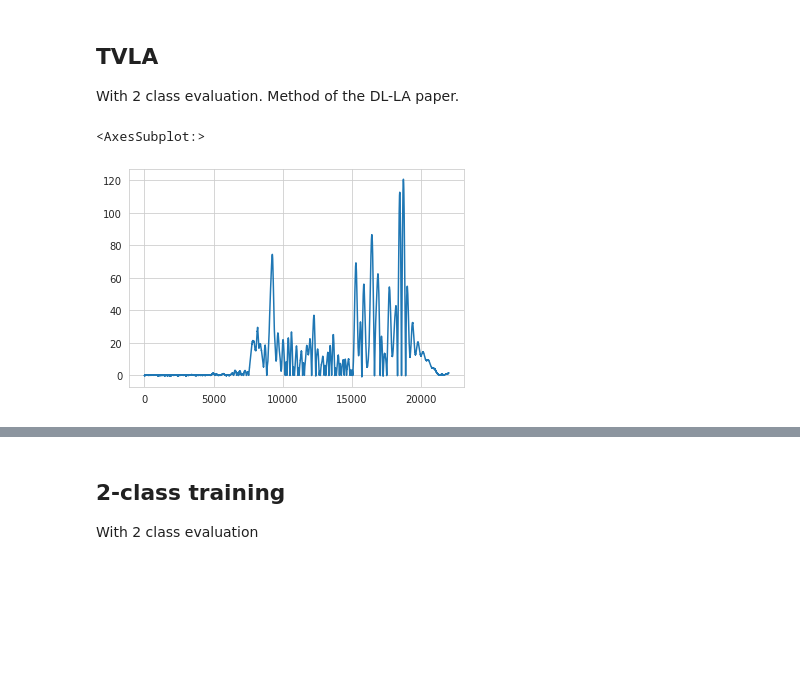
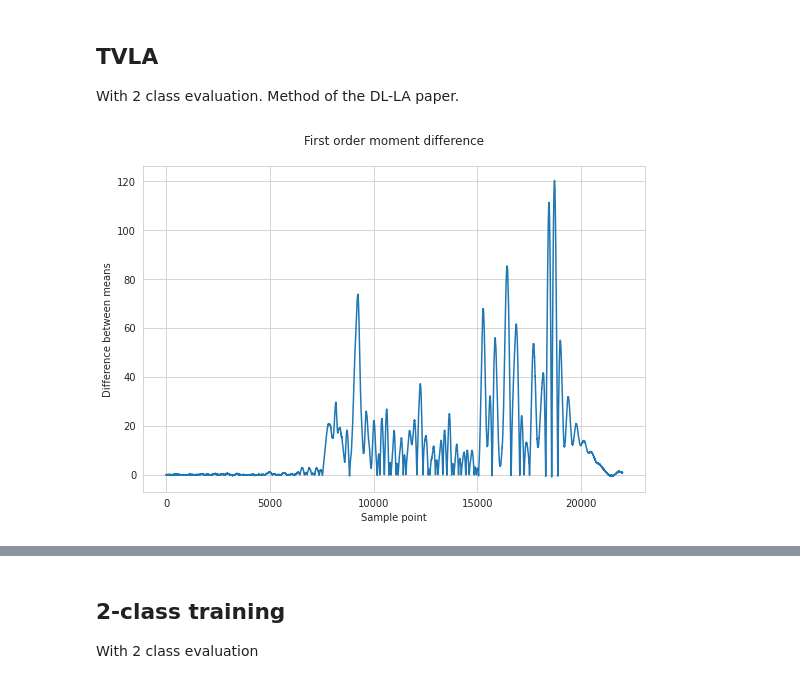
Before and after one commit to ccberg/LA, a Jupyter notebook: books/analysis/aisy.ipynb, the cells around one changed output, grey strips where cells are left out. Drawn from its saved outputs; the diff is of its cells as text; code cells hidden in the pictures; blank space fills up the shorter version.

```diff
--- a/books/analysis/aisy.ipynb
+++ b/books/analysis/aisy.ipynb
@@ -102,10 +110,11 @@ def mdiff(a, b):
     return mdiff_out - mdiff_in
 
 MDIFF = mdiff(A5, B5)
-# %%
-sns.lineplot(data=MDIFF)
-# %% [output]
-<AxesSubplot:>
-[figure, removed]
+# %%
+large_figure()
+G = sns.lineplot(data=MDIFF)
+G.set(ylabel="Difference between means", xlabel="Sample point", title="First order moment difference\n") and None
+# %% [output]
+[figure, added]
 # %%
 TITLE = "A: Low hamming weight, B: Random\n"
```
Also changed, not shown: parts of 36 cells of this notebook, 1 other file.
